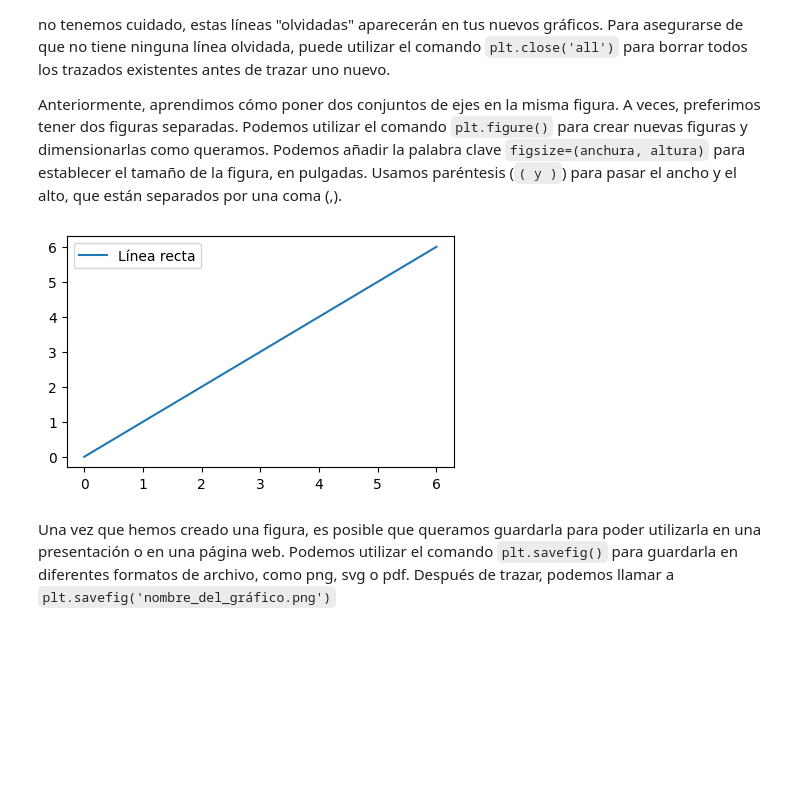
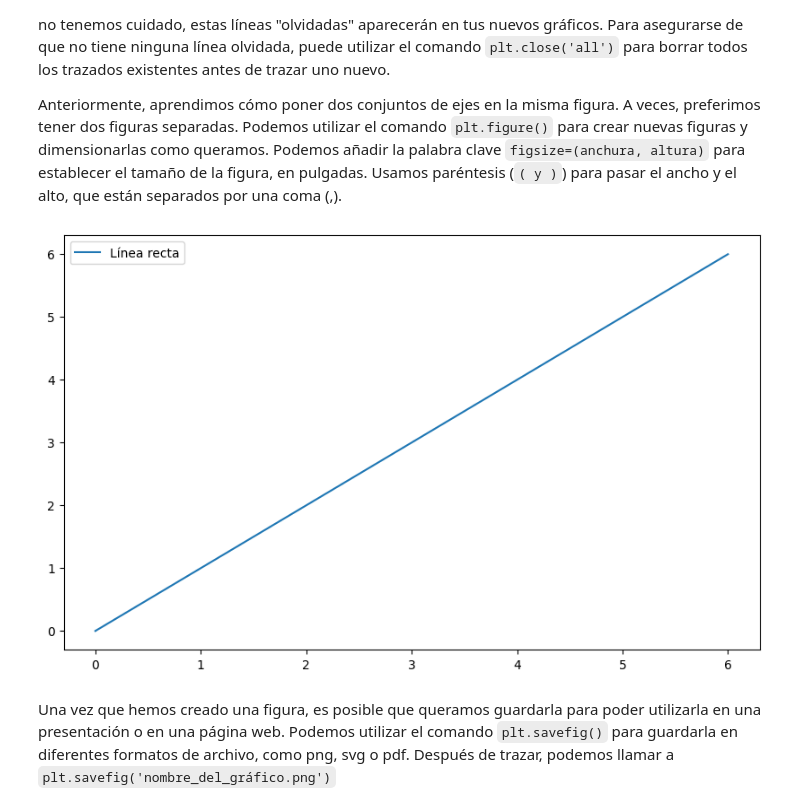
Before and after one commit to vbatiz/intro-python, a Jupyter notebook: notebooks/IntroPython_05.ipynb, the cells around one changed output. Saved outputs shown, nothing was run; the diff lists cells and outputs as text; code cells hidden in the pictures; blank space fills up the shorter version.

```diff
--- a/notebooks/IntroPython_05.ipynb
+++ b/notebooks/IntroPython_05.ipynb
@@ -456,17 +459,17 @@ Anteriormente, aprendimos cómo poner dos conjuntos de ejes en la misma figura.
 # %%
 from matplotlib import pyplot as plt
 
 x = range(7)
 linea_recta = [0, 1, 2, 3, 4, 5, 6]
 parabola = [0, 1, 4, 9, 16, 25, 36]
 
-plt.figure(figsize=(5, 3))
+plt.figure(figsize=(10, 6))
 
 plt.plot(x,linea_recta, label='Línea recta')
 plt.legend()
 plt.show()
 # %% [output]
-[figure, old version]
+[figure, new version]
 # %% [markdown]
 Una vez que hemos creado una figura, es posible que queramos guardarla para poder utilizarla en una presentación o en una página web. Podemos utilizar el comando `plt.savefig()` para guardarla en diferentes formatos de archivo, como png, svg o pdf. Después de trazar, podemos llamar a `plt.savefig('nombre_del_gráfico.png')`
 # %%
```
Also changed, not shown: parts of 4 cells of this notebook.
